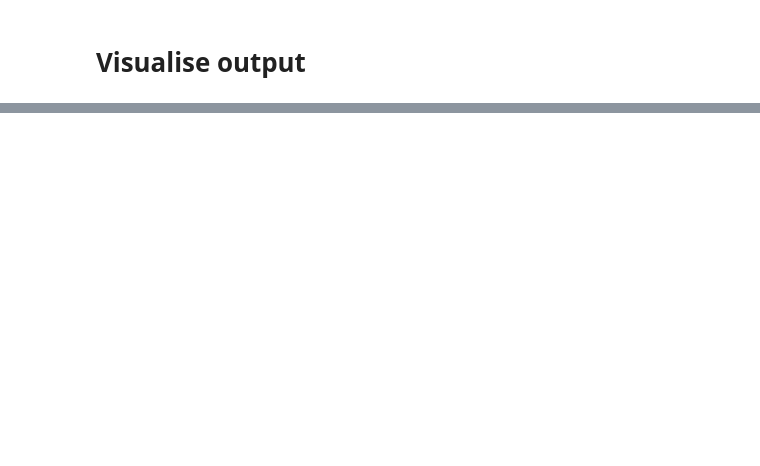
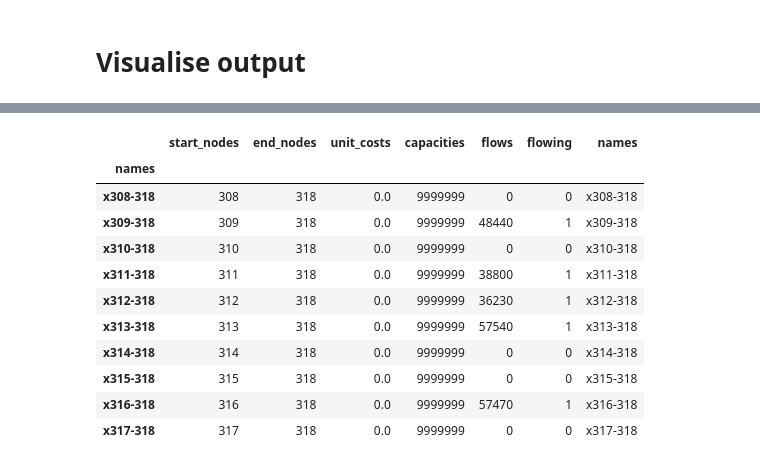
Before and after one commit to tonghuikang/draw-sgp-electoral-boundaries, a Jupyter notebook: modelling/equal_consts.ipynb, the cells around one changed output, grey strips where cells are left out. Saved outputs shown, nothing was run; the diff lists cells and outputs as text; code cells hidden in the pictures; blank space fills up the shorter version.

```diff
--- a/modelling/equal_consts.ipynb
+++ b/modelling/equal_consts.ipynb
@@ -59,7 +62,7 @@ def augment_nodes(nodes, edges):
     for i,ss in enumerate(nodes["supplies"]):
         edges.loc[len(edges)] = [i, len(nodes), 0, 9999999, 0, 0,
                                  "x"+str(i)+"-"+str(len(nodes))]
-    nodes.loc[len(nodes)] = [-sum(nodes["supplies"]), 103.5, 1.2]
+    nodes.loc[len(nodes)] = [-sum(nodes["supplies"]), 103.7, 1.1]
     edges.index = edges["names"]
     return nodes, edges
 # %%
@@ -188,4 +196,5 @@ for i in range(N+1):
     for j in range(N+1):
         if matrix_capacities[i][j] > 0:
             solver.Add(X[i][j] <= 1200000*B[i][j])
-    solver.Add(sum([B[i][j] for j in range(N+1)]) <= 1)
+    solver.Add(sum([B[i][j] for j in range(N+1)]) == 1)
+#     solver.Add(sum([B[j][i] for j in range(N+1)]) <= 100) # does not work "NOT_SOLVED"
@@ -247,2 +281,15 @@ edges.sample(5)
 # %%
-edges.tail(5)
+edges.tail(10)
+# %% [output]
+|  | start_nodes | end_nodes | unit_costs | capacities | flows | flowing | names |
+| names |  |  |  |  |  |  |  |
+| x308-318 | 308 | 318 | 0.0 | 9999999 | 0 | 0 | x308-318 |
+| x309-318 | 309 | 318 | 0.0 | 9999999 | 48440 | 1 | x309-318 |
+| x310-318 | 310 | 318 | 0.0 | 9999999 | 0 | 0 | x310-318 |
+| x311-318 | 311 | 318 | 0.0 | 9999999 | 38800 | 1 | x311-318 |
+| x312-318 | 312 | 318 | 0.0 | 9999999 | 36230 | 1 | x312-318 |
+| x313-318 | 313 | 318 | 0.0 | 9999999 | 57540 | 1 | x313-318 |
+| x314-318 | 314 | 318 | 0.0 | 9999999 | 0 | 0 | x314-318 |
+| x315-318 | 315 | 318 | 0.0 | 9999999 | 0 | 0 | x315-318 |
+| x316-318 | 316 | 318 | 0.0 | 9999999 | 57470 | 1 | x316-318 |
+| x317-318 | 317 | 318 | 0.0 | 9999999 | 0 | 0 | x317-318 |
```
Also changed, not shown: parts of 34 cells of this notebook.
